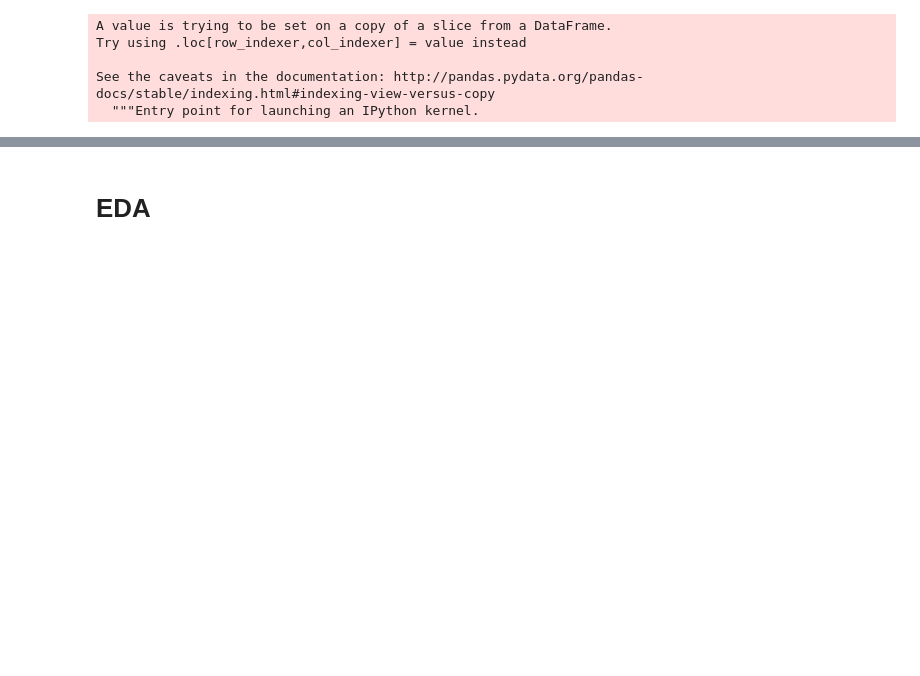
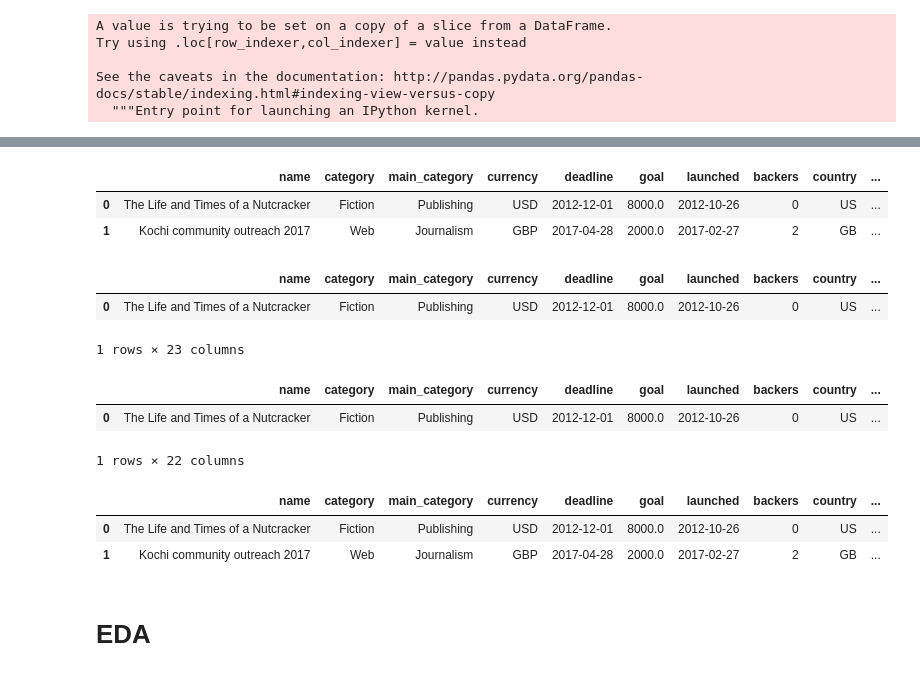
Before and after one commit to j2colaco/nu_ds_challenge, a Jupyter notebook: kickstarter_codebase.ipynb, the cells around one changed output, grey strips where cells are left out. Saved outputs shown, nothing was run; the diff lists cells and outputs as text; code cells hidden in the pictures; blank space fills up the shorter version.

```diff
--- a/kickstarter_codebase.ipynb
+++ b/kickstarter_codebase.ipynb
@@ -109,0 +125,3 @@ data_v2.head()
+# %%
+data_v3 = data_v2[data_v2['country'] != 'N,0"']
+data_v3.shape
@@ -121,7 +157,8 @@ data_v2.head()
 # %%
-data_v2['name_length'] = data_v2.name.apply(lambda x: len(x))
-data_v2['name_num_words'] = data_v2.name.apply(lambda x: len(x.split()))
-data_v2.head()
+# Name features
+data_v3['name_length'] = data_v3.name.apply(lambda x: len(x))
+data_v3['name_num_words'] = data_v3.name.apply(lambda x: len(x.split()))
+data_v3.head()
 # %% [output]
 A value is trying to be set on a copy of a slice from a DataFrame.
 Try using .loc[row_indexer,col_indexer] = value instead
@@ -139,12 +177,15 @@ See the caveats in the documentation: http://pandas.pydata.org/pandas-docs/stabl
 | 3 | Realms of the Ancients (ROTA) | Tabletop Games | Games | USD | 2013-08-02 | 30000.0 | 2013-06-16 | 49 | US | ... |
 | 4 | Innr. Change the way you experien... | Product Design | Design | GBP | 2013-12-07 | 50000.0 | 2013-11-07 | 165 | GB | ... |
 # %%
-data_v2 = data_v2.assign(
-    launch_month = data_v2.launched.dt.month,
-    duration_launched_month = ((data_v2.deadline - data_v2.launched)/np.timedelta64(1, 'M')),
-    launch_year = data_v2.launched.dt.year
+# Date Features
+data_v3 = data_v3.assign(
+    launch_month = data_v3.launched.dt.month,
+    duration_launched_month = ((data_v3.deadline - data_v3.launched)/np.timedelta64(1, 'M')),
+    launch_year = data_v3.launched.dt.year,
+    deadline_year = data_v3.deadline.dt.year,
+    deadline_month = data_v3.deadline.dt.month
 )
-data_v2.head()
+data_v3.head()
 # %% [output]
 |  | name | category | main_category | currency | deadline | goal | launched | backers | country | ... |
 | 0 | The Life and Times of a Nutcracker | Fiction | Publishing | USD | 2012-12-01 | 8000.0 | 2012-10-26 | 0 | US | ... |
@@ -152,6 +193,47 @@ data_v2.head()
 | 2 | Get Expert Advice for your Fantas... | Apps | Technology | USD | 2016-09-16 | 1000.0 | 2016-08-16 | 3 | US | ... |
 | 3 | Realms of the Ancients (ROTA) | Tabletop Games | Games | USD | 2013-08-02 | 30000.0 | 2013-06-16 | 49 | US | ... |
 | 4 | Innr. Change the way you experien... | Product Design | Design | GBP | 2013-12-07 | 50000.0 | 2013-11-07 | 165 | GB | ... |
+# %%
+# Did this feature engineering later so it won't be in knn
+# usd_goal_real/backers
+data_v3['usd_goal_per_backer'] = np.where(data_v3['backers']>0,
+                                          data_v3['usd_goal_real']/data_v3['backers'],
+                                         0)
+data_v3.head(2)
+# %% [output]
+|  | name | category | main_category | currency | deadline | goal | launched | backers | country | ... |
+| 0 | The Life and Times of a Nutcracker | Fiction | Publishing | USD | 2012-12-01 | 8000.0 | 2012-10-26 | 0 | US | ... |
+| 1 | Kochi community outreach 2017 | Web | Journalism | GBP | 2017-04-28 | 2000.0 | 2017-02-27 | 2 | GB | ... |
+# %%
+# usd_goal_real/duration_launched_month: number of usd_goal_real needed to earn per month
+# backer/duration_launched_month: number of backers per month the kickstarter was live
+data_v3 = data_v3.assign(
+    usd_goal_per_month = data_v3.usd_goal_real/data_v3.duration_launched_month,
+    backers_per_month = data_v3.backers/data_v3.duration_launched_month
+)
+data_v3.head(1)
+# %% [output]
+|  | name | category | main_category | currency | deadline | goal | launched | backers | country | ... |
+| 0 | The Life and Times of a Nutcracker | Fiction | Publishing | USD | 2012-12-01 | 8000.0 | 2012-10-26 | 0 | US | ... |
+1 rows × 23 columns
+# %%
+data_v3['usd_goal_per_month_per_backer'] = np.where(data_v3['backers']>0,
+                                                    ((data_v3['usd_goal_real']/data_v3['duration_launched_month'])
+                                                     /data_v3['backers'])
+                                                    ,0)
+data_v3.head(1)
+# %% [output]
+|  | name | category | main_category | currency | deadline | goal | launched | backers | country | ... |
+| 0 | The Life and Times of a Nutcracker | Fiction | Publishing | USD | 2012-12-01 | 8000.0 | 2012-10-26 | 0 | US | ... |
+1 rows × 22 columns
+# %%
+# Concatenating main category and category as a feature
+data_v3['main_category-category'] = data_v3[['main_category', 'category']].apply(lambda x: '-'.join(x), axis=1)
+data_v3.head(2)
+# %% [output]
+|  | name | category | main_category | currency | deadline | goal | launched | backers | country | ... |
+| 0 | The Life and Times of a Nutcracker | Fiction | Publishing | USD | 2012-12-01 | 8000.0 | 2012-10-26 | 0 | US | ... |
+| 1 | Kochi community outreach 2017 | Web | Journalism | GBP | 2017-04-28 | 2000.0 | 2017-02-27 | 2 | GB | ... |
 # %% [markdown]
 # EDA
 # %% [markdown]
```
Also changed, not shown: parts of 89 cells of this notebook.
